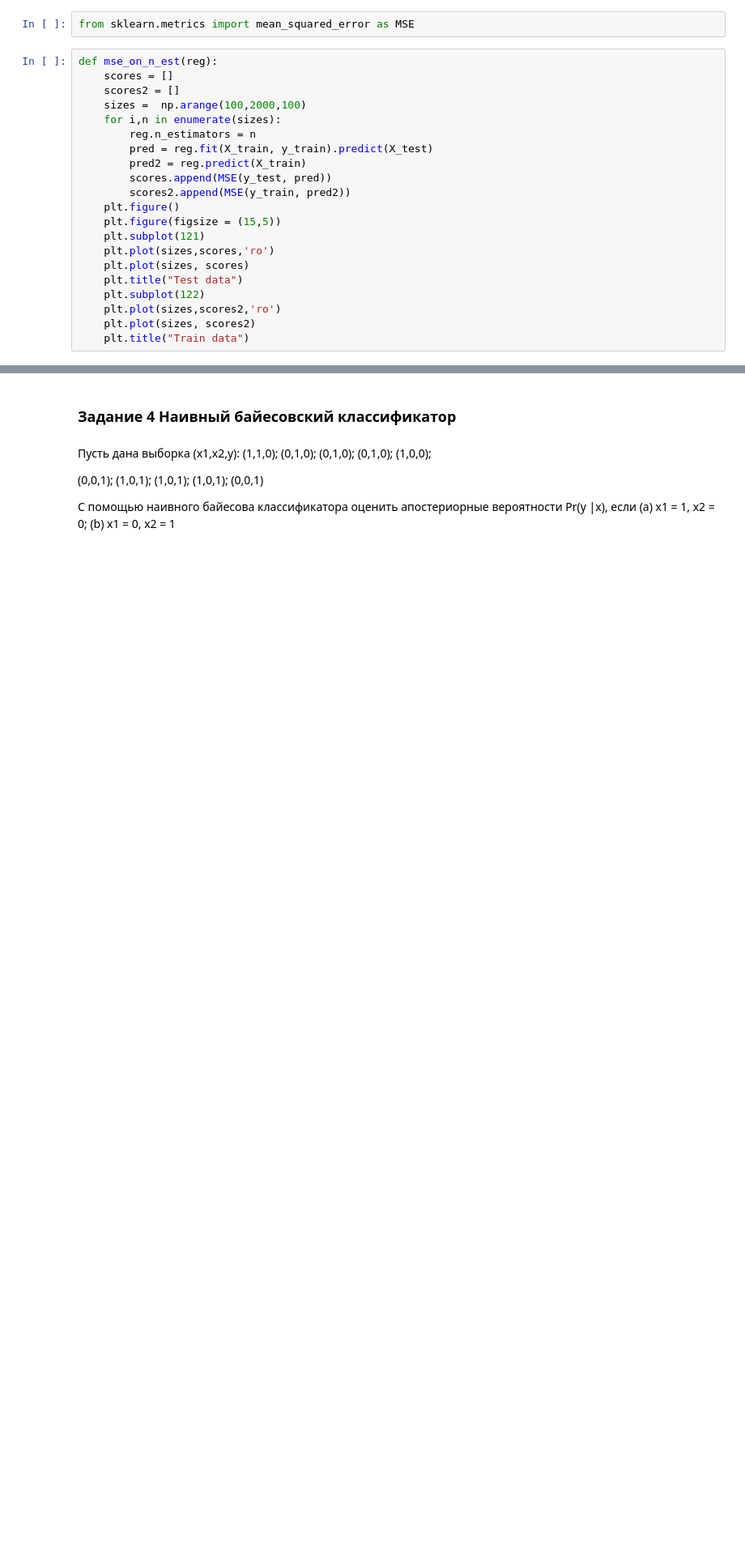
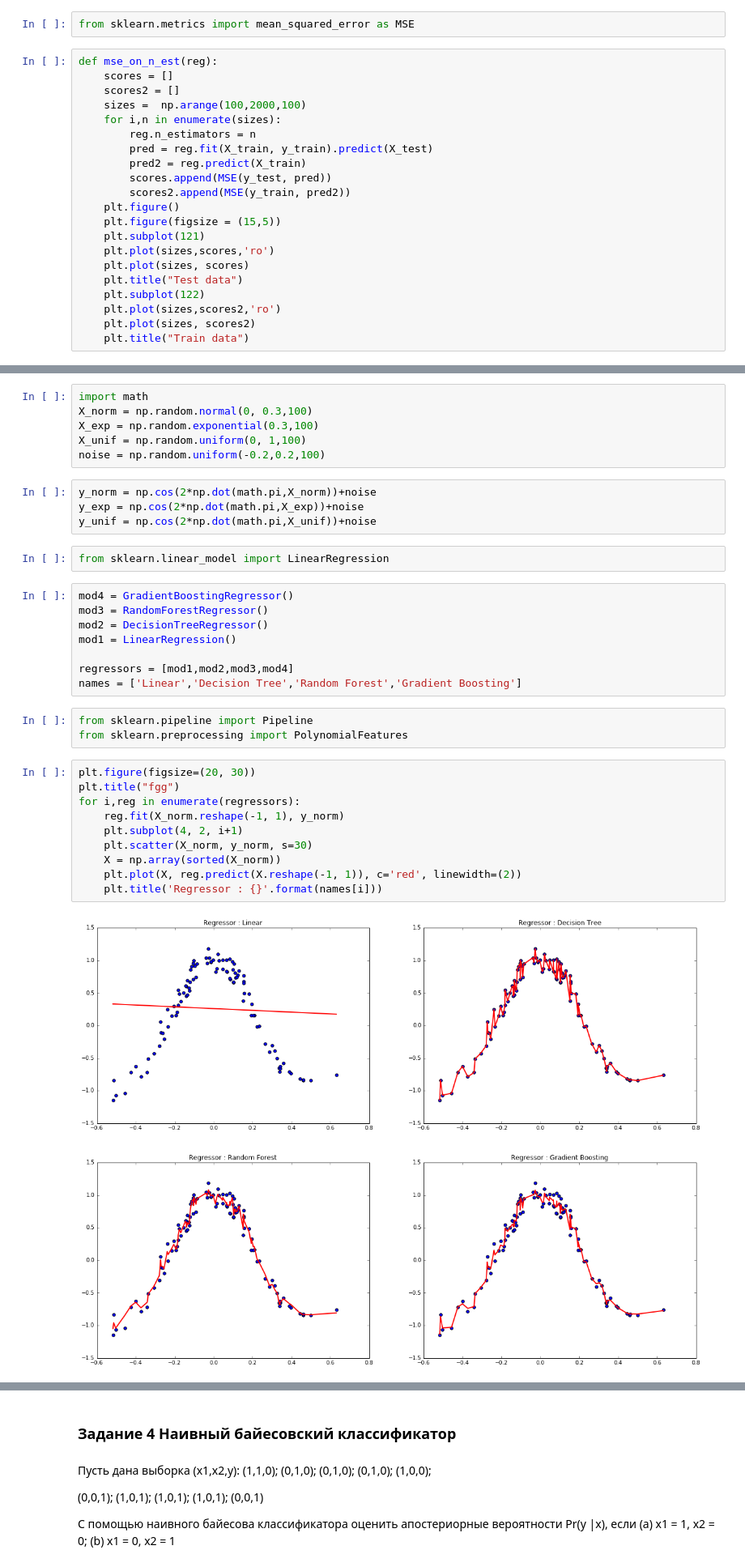
Before and after one commit to vtkuzmin/Machine-learning, a Jupyter notebook: Семинар 10.03.ipynb, the cells around one changed output, grey strips where cells are left out. Shown at 81% size. Saved outputs shown, nothing was run; the diff lists cells and outputs as text; blank space fills up the shorter version.

```diff
--- a/Семинар 10.03.ipynb
+++ b/Семинар 10.03.ipynb
@@ -203,0 +186,35 @@ $$ Variance=E_{x,y} (E_{X}(\mathbb{E}_X [\mu(X)] - \mu(X)])^2)$$
+# %%
+import math
+X_norm = np.random.normal(0, 0.3,100)
+X_exp = np.random.exponential(0.3,100)
+X_unif = np.random.uniform(0, 1,100)
+noise = np.random.uniform(-0.2,0.2,100)
+# %%
+y_norm = np.cos(2*np.dot(math.pi,X_norm))+noise
+y_exp = np.cos(2*np.dot(math.pi,X_exp))+noise
+y_unif = np.cos(2*np.dot(math.pi,X_unif))+noise
+# %%
+from sklearn.linear_model import LinearRegression
+# %%
+mod4 = GradientBoostingRegressor()
+mod3 = RandomForestRegressor()
+mod2 = DecisionTreeRegressor()
+mod1 = LinearRegression()
+
+regressors = [mod1,mod2,mod3,mod4]
+names = ['Linear','Decision Tree','Random Forest','Gradient Boosting']
+# %%
+from sklearn.pipeline import Pipeline
+from sklearn.preprocessing import PolynomialFeatures
+# %%
+plt.figure(figsize=(20, 30))
+plt.title("fgg")
+for i,reg in enumerate(regressors):
+    reg.fit(X_norm.reshape(-1, 1), y_norm)
+    plt.subplot(4, 2, i+1)
+    plt.scatter(X_norm, y_norm, s=30)
+    X = np.array(sorted(X_norm))
+    plt.plot(X, reg.predict(X.reshape(-1, 1)), c='red', linewidth=(2))
+    plt.title('Regressor : {}'.format(names[i]))
+# %% [output]
+[figure, added]
```
Also changed, not shown: parts of 40 cells of this notebook.
